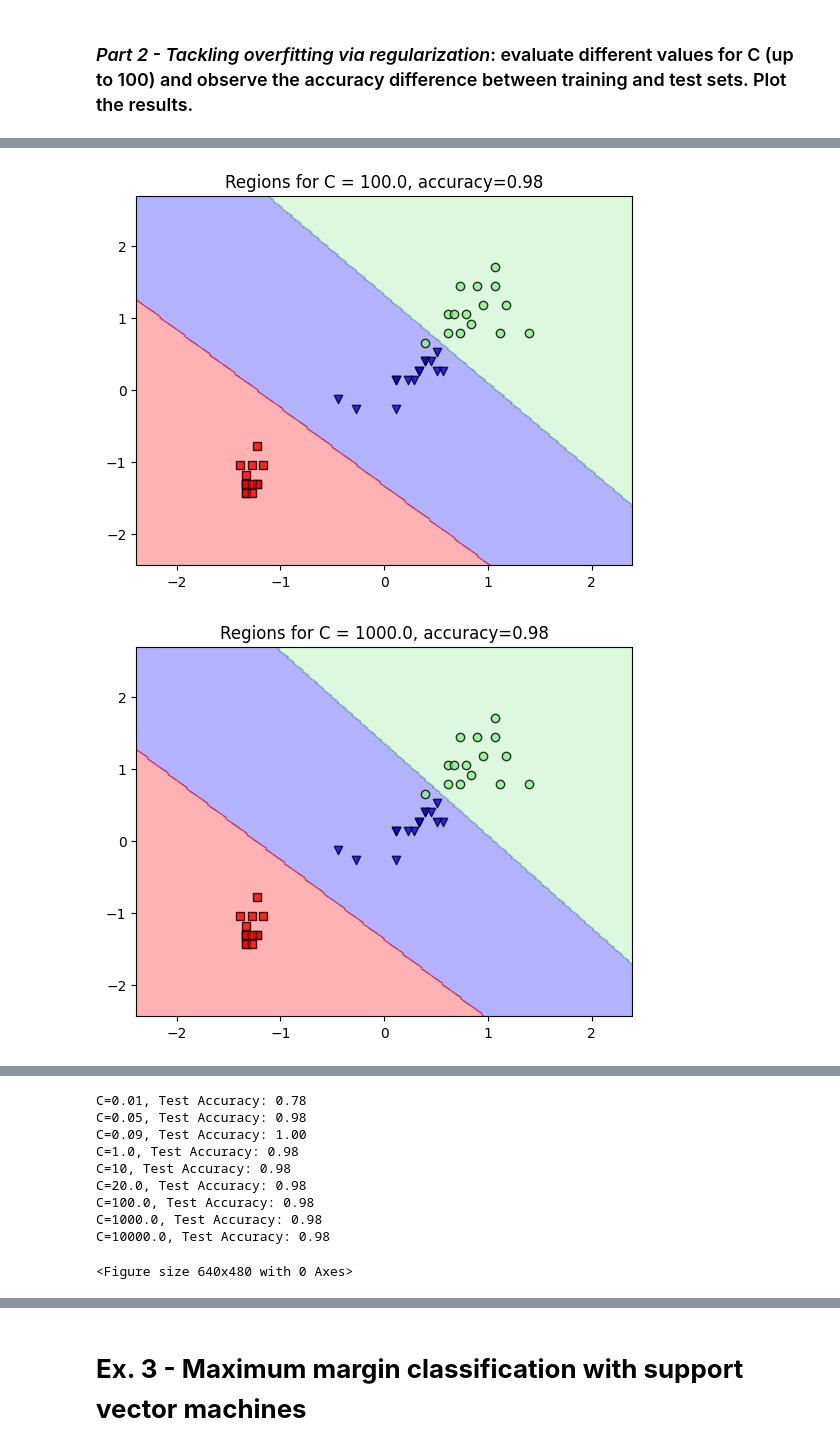
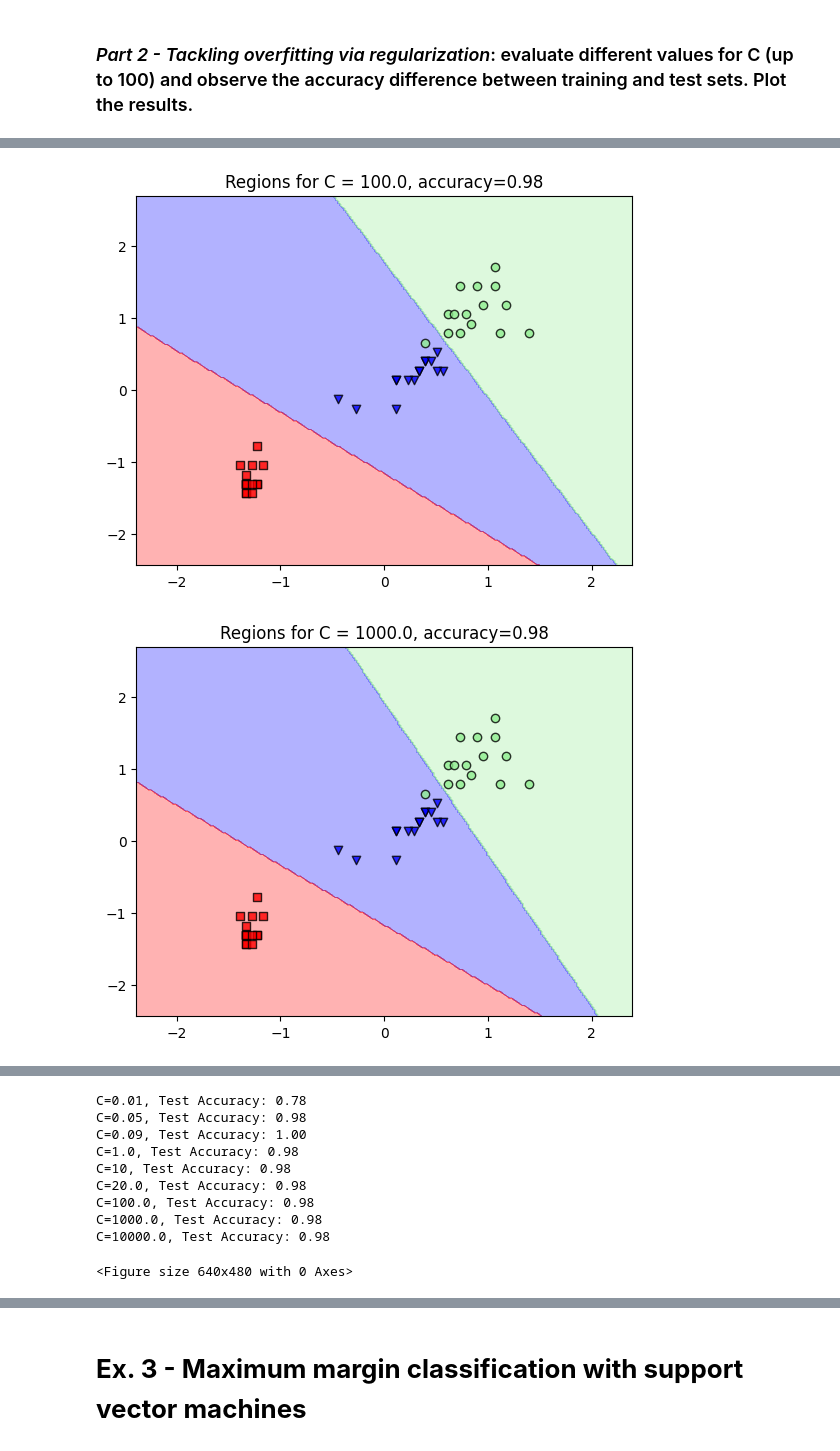
Before and after one commit to jaymedq/deep-learning, a Jupyter notebook: Assignment1.ipynb, the cells around one changed output, grey strips where cells are left out. Cells and saved outputs as stored; diff of their text form; code cells hidden in the pictures.

```diff
--- a/Assignment1.ipynb
+++ b/Assignment1.ipynb
@@ -96,7 +96,7 @@ y_combined = np.hstack((y_train, y_test))
 from sklearn.linear_model import LogisticRegression
 
 logistic_regression = LogisticRegression(C=100, random_state=1)
-logistic_regression.fit(X_combined_std,y_combined)
+logistic_regression.fit(X_train_std,y_train)
 plot_decision_regions(X_test_std,y_test,logistic_regression)
 plt.show()
 plt.clf()
@@ -111,7 +111,7 @@ accuracies = []
 
 for C_value in C_values:
     logistic_regression = LogisticRegression(C=C_value, random_state=1)
-    logistic_regression.fit(X_combined_std, y_combined)
+    logistic_regression.fit(X_train_std, y_train)
     plot_decision_regions(X_test_std, y_test, logistic_regression)
 
     y_pred = logistic_regression.predict(X_test_std)
@@ -136,2 +136,2 @@ for C_value, accuracy in zip(C_values, accuracies):
-[figure, old version]
+[figure, new version]
-[figure, old version]
+[figure, new version]
```
Also changed, not shown: parts of 8 cells of this notebook, 1 other file.
